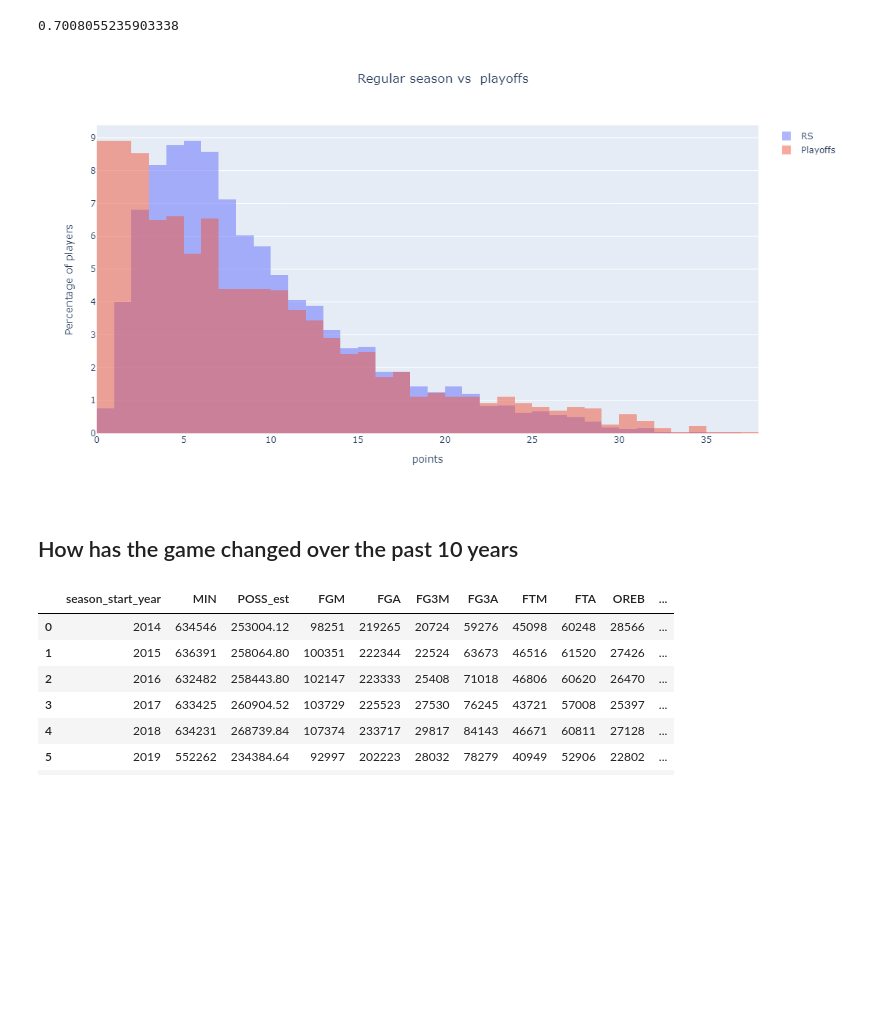
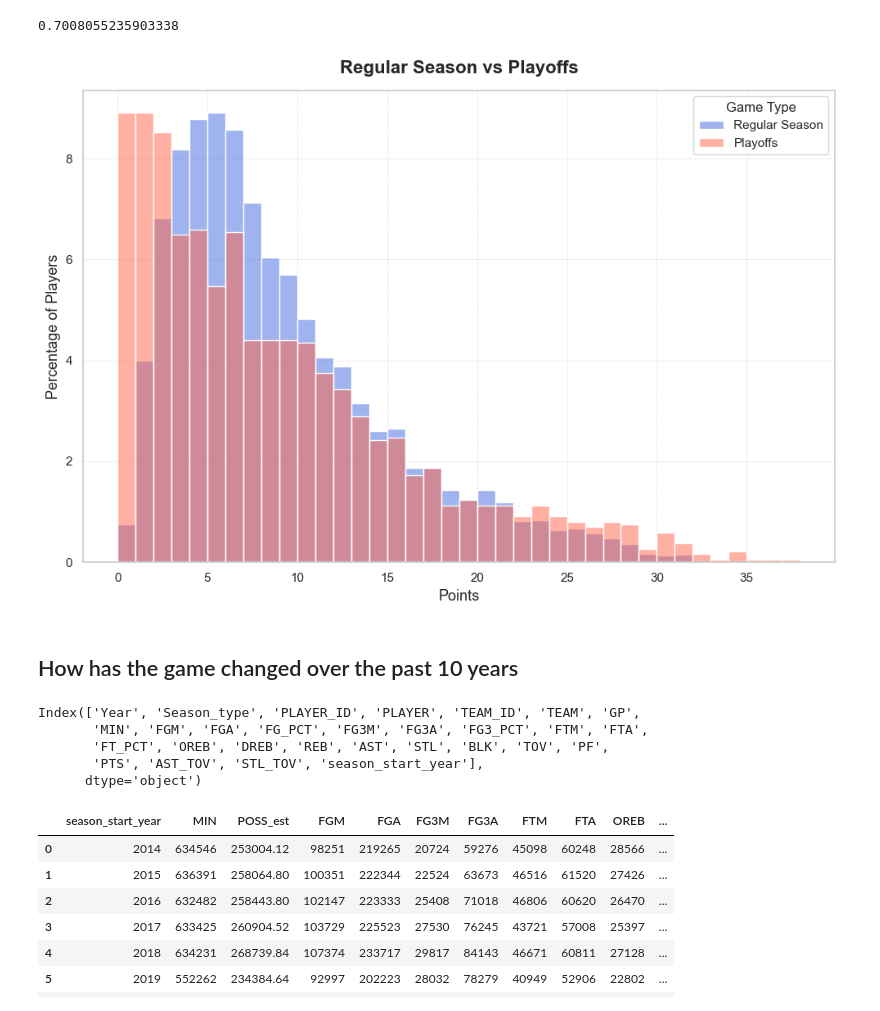
Before and after one commit to R0Njd/Data_Sc, a Jupyter notebook: Nba analysis/Nba Analysis.ipynb, the cells around one changed output. Saved outputs shown, nothing was run; the diff lists cells and outputs as text; code cells hidden in the pictures; blank space fills up the shorter version.

```diff
--- a/Nba analysis/Nba Analysis.ipynb
+++ b/Nba analysis/Nba Analysis.ipynb
@@ -194,22 +256,54 @@ def hist_data(df=rs_df, min_MIN=0, min_GP=0):
     return df.loc[(df['MIN']>=min_MIN) & (df['GP']>=min_GP), 'PTS']/\
     df.loc[(df['MIN']>=min_MIN) & (df['GP']>=min_GP), 'GP']
 # %%
-fig = go.Figure()
-fig.add_trace(go.Histogram(x=hist_data(rs_df,50,5), histnorm='percent', name='RS',
-                           xbins={'start':0,'end':38,'size':1}))
-fig.add_trace(go.Histogram(x=hist_data(playoffs_df,5,1), histnorm='percent',
-                           name='Playoffs', xbins={'start':0,'end':38,'size':1}))
-fig.update_layout(barmode='overlay')
-fig.update_traces(opacity=0.5)
-fig.update_layout(height=600, width=800)
-fig.update_xaxes(title_text='points')
-fig.update_yaxes(title_text='Percentage of players')
-fig.update_layout(title_text=' Regular season vs  playoffs', title_x=0.5, title_y=0.95)
-fig.show()
+sns.set(style="whitegrid")
+plt.figure(figsize=(10, 7))
+
+# Histogram for Regular Season
+sns.histplot(
+    hist_data(rs_df, 50, 5),
+    stat='percent',
+    bins=range(0, 39, 1),
+    color='royalblue',
+    label='Regular Season',
+    edgecolor='white',
+    alpha=0.5
+)
+
+# Histogram for Playoffs
+sns.histplot(
+    hist_data(playoffs_df, 5, 1),
+    stat='percent',
+    bins=range(0, 39, 1),
+    color='tomato',
+    label='Playoffs',
+    edgecolor='white',
+    alpha=0.5
+)
+
+
+plt.xlabel('Points', fontsize=13)
+plt.ylabel('Percentage of Players', fontsize=13)
+plt.title('Regular Season vs Playoffs', fontsize=16, weight='bold', pad=15)
+plt.legend(title='Game Type', fontsize=11)
+plt.xticks(fontsize=11)
+plt.yticks(fontsize=11)
+plt.grid(True, linestyle='--', linewidth=0.5, alpha=0.7)
+plt.tight_layout()
+
+plt.show()
 # %% [output]
-[figure, old version]
+[figure, new version]
 # %% [markdown]
 ## How has the game changed over the past 10 years
+# %%
+print(data.columns)
+# %% [output]
+Index(['Year', 'Season_type', 'PLAYER_ID', 'PLAYER', 'TEAM_ID', 'TEAM', 'GP',
+       'MIN', 'FGM', 'FGA', 'FG_PCT', 'FG3M', 'FG3A', 'FG3_PCT', 'FTM', 'FTA',
+       'FT_PCT', 'OREB', 'DREB', 'REB', 'AST', 'STL', 'BLK', 'TOV', 'PF',
+       'PTS', 'AST_TOV', 'STL_TOV', 'season_start_year'],
+      dtype='object')
 # %%
 change_df = data.groupby('season_start_year')[total_cols].sum().reset_index()
 change_df['POSS_est'] = change_df['FGA']-change_df['OREB']+change_df['TOV']+0.44*change_df['FTA']
```
Also changed, not shown: parts of 15 cells of this notebook.
